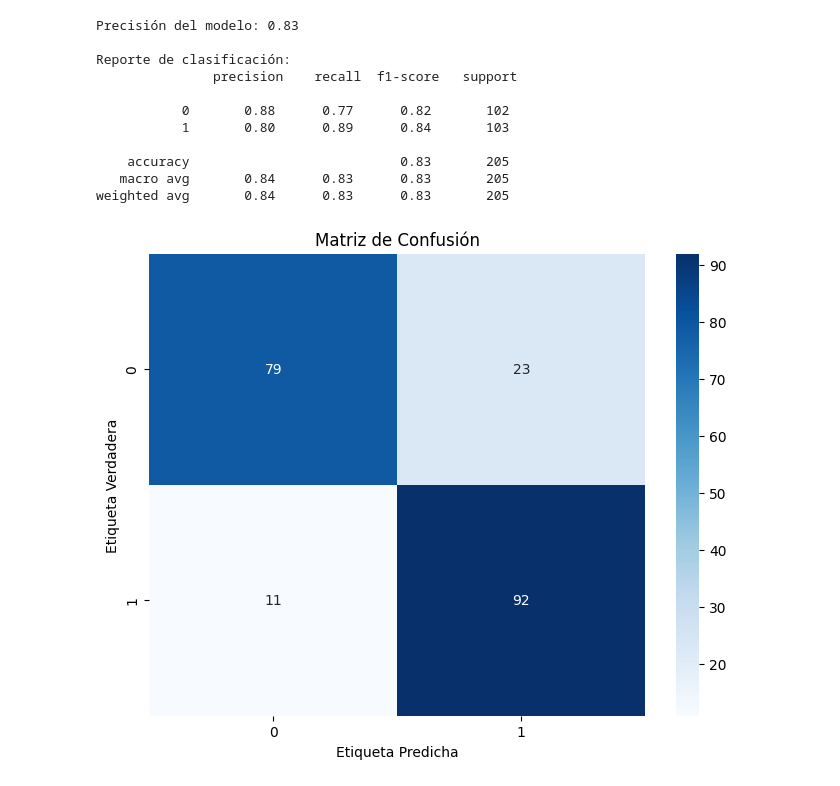
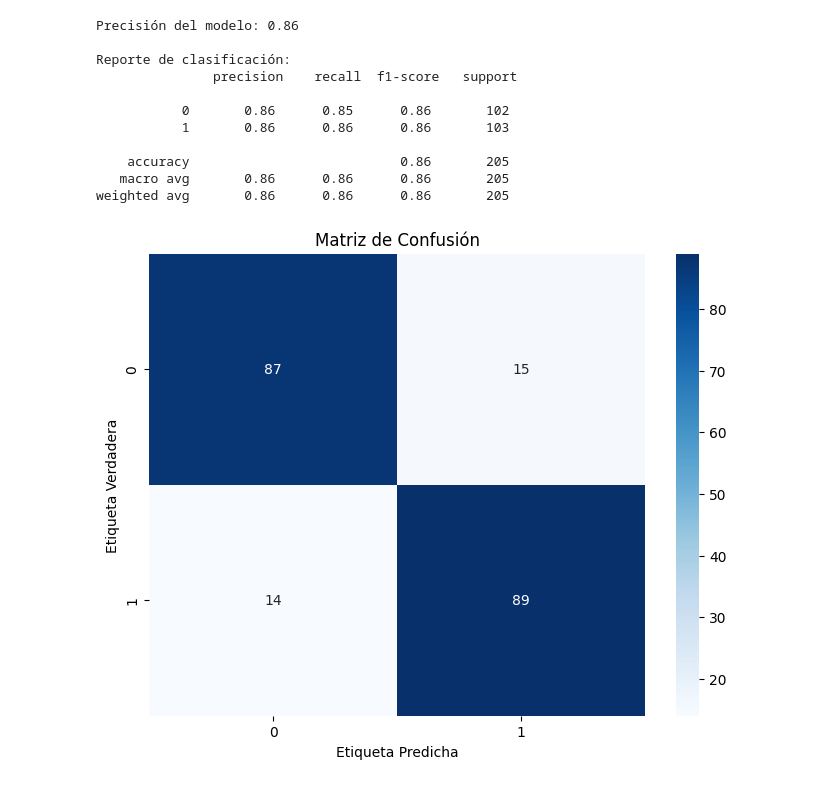
Before and after one commit to CaritoEscalona/ProyectoDeTitulo, a Jupyter notebook: MODELOS IA/PT KNN.ipynb, the cells around one changed output. Cells and saved outputs as stored; diff of their text form; code cells hidden in the pictures.

```diff
--- a/MODELOS IA/PT KNN.ipynb
+++ b/MODELOS IA/PT KNN.ipynb
@@ -63,7 +88,7 @@ weighted avg       0.73      0.70      0.71        60
 # Importa las bibliotecas necesarias
 import pandas as pd
 from sklearn.model_selection import train_test_split
-from sklearn.preprocessing import StandardScaler
+from sklearn.preprocessing import MinMaxScaler
 from sklearn.neighbors import KNeighborsClassifier
 from sklearn.metrics import accuracy_score, classification_report
 from sklearn.metrics import confusion_matrix
@@ -75,44 +100,44 @@ X = df.drop('target', axis=1)
 y = df['target']
 
 # Normaliza los datos y divide el conjunto en entrenamiento y prueba.
-scaler = StandardScaler()
+scaler = MinMaxScaler()
 X_normalized = scaler.fit_transform(X)
 X_train, X_test, y_train, y_test = train_test_split(X_normalized, y, test_size=0.2, random_state=42)
 
 # Inicializa el clasificador KNN (n_neighbors se puede ajustar)
 knn = KNeighborsClassifier(n_neighbors=5)
 
 # Entrena el modelo y realización de predicciones.
 knn.fit(X_train, y_train)
 y_pred = knn.predict(X_test)
 
 # Evalúa la precisión del modelo
 accuracy = accuracy_score(y_test, y_pred)
 print(f'Precisión del modelo: {accuracy:.2f}')
 
 # Muestra el reporte de clasificación
 print('\nReporte de clasificación:\n', classification_report(y_test, y_pred))
 
 # Generar la matriz de confusión
 cm = confusion_matrix(y_test, y_pred)
 
 # Visualización de la matriz de confusión
 plt.figure(figsize=(8, 6))
 sns.heatmap(cm, annot=True, fmt="d", cmap="Blues", xticklabels=knn.classes_, yticklabels=knn.classes_)
 plt.ylabel('Etiqueta Verdadera')
 plt.xlabel('Etiqueta Predicha')
 plt.title('Matriz de Confusión')
 plt.show()
 # %% [output]
-Precisión del modelo: 0.83
+Precisión del modelo: 0.86
 
 Reporte de clasificación:
                precision    recall  f1-score   support
 
-           0       0.88      0.77      0.82       102
-           1       0.80      0.89      0.84       103
+           0       0.86      0.85      0.86       102
+           1       0.86      0.86      0.86       103
 
-    accuracy                           0.83       205
-   macro avg       0.84      0.83      0.83       205
-weighted avg       0.84      0.83      0.83       205
+    accuracy                           0.86       205
+   macro avg       0.86      0.86      0.86       205
+weighted avg       0.86      0.86      0.86       205
-[figure, old version]
+[figure, new version]
```
Also changed, not shown: parts of 3 cells of this notebook, 3 other files.
